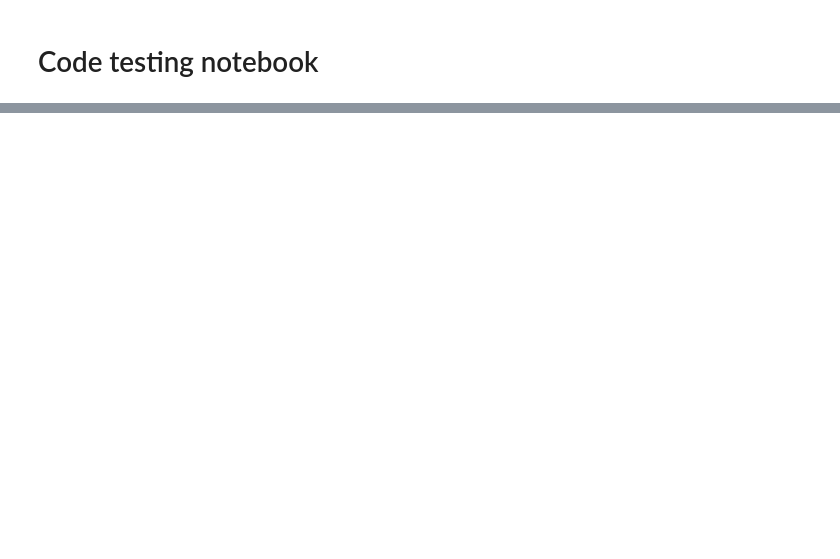
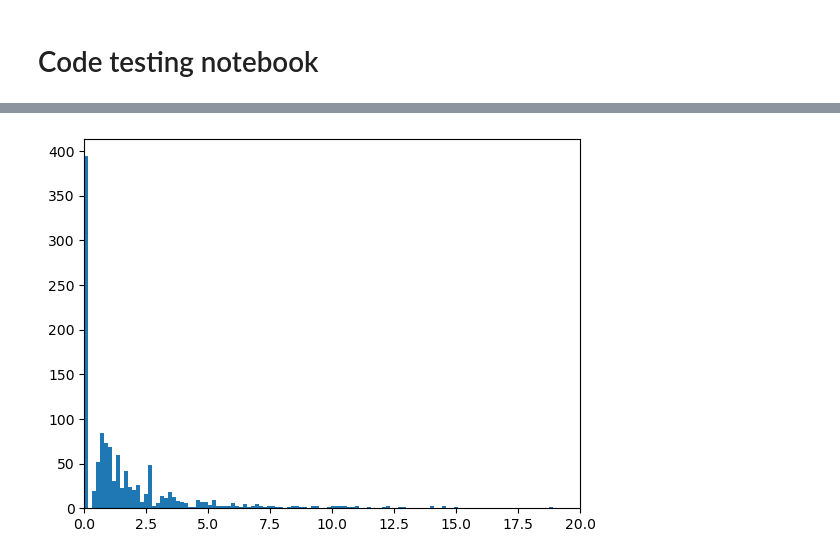
Before and after one commit to bbglab/deepCSA, a Jupyter notebook: assets/mutcatalog_simulator/code_testing.ipynb, the cells around one changed output, grey strips where cells are left out. Cells and saved outputs as stored; diff of their text form; code cells hidden in the pictures; blank space fills up the shorter version.

```diff
--- a/assets/mutcatalog_simulator/code_testing.ipynb
+++ b/assets/mutcatalog_simulator/code_testing.ipynb
@@ -21,0 +53,6 @@ df.head()
+# %%
+# profile adjusted mutdensities
+
+fn = '/data/bbg/nobackup/prominent/SantPauCH/deepCSA/sp_vhio/custom/2026-03-23_Sp_CHa_H_T0s_only_custom/mutdensity_adjusted/all_adjusted_mutdensities.tsv'
+fn = '/data/bbg/nobackup/prominent/SantPauCH/deepCSA/sp_vhio/synthetic/2026-04-14_synthetic_sp_vhio_custom07/mutdensity_adjusted/all_adjusted_mutdensities.tsv'
+df = pd.read_csv(fn, sep='\t')
@@ -21,0 +75,4 @@ df.head()
+# %%
+df['missense_dNdS'] = df['missense'] / df['synonymous']
+df['nonsense_dNdS'] = df['nonsense'] / df['synonymous']
+df
@@ -21,0 +93,8 @@ df.head()
+# %%
+v = df[df['GENE'] == 'TP53']['nonsense_dNdS'].values
+v = v[~np.isinf(v)]
+plt.hist(v, bins=200)
+plt.xlim(0, 20)
+plt.show()
+# %% [output]
+[figure, added]
```
Also changed, not shown: parts of 8 cells of this notebook.
